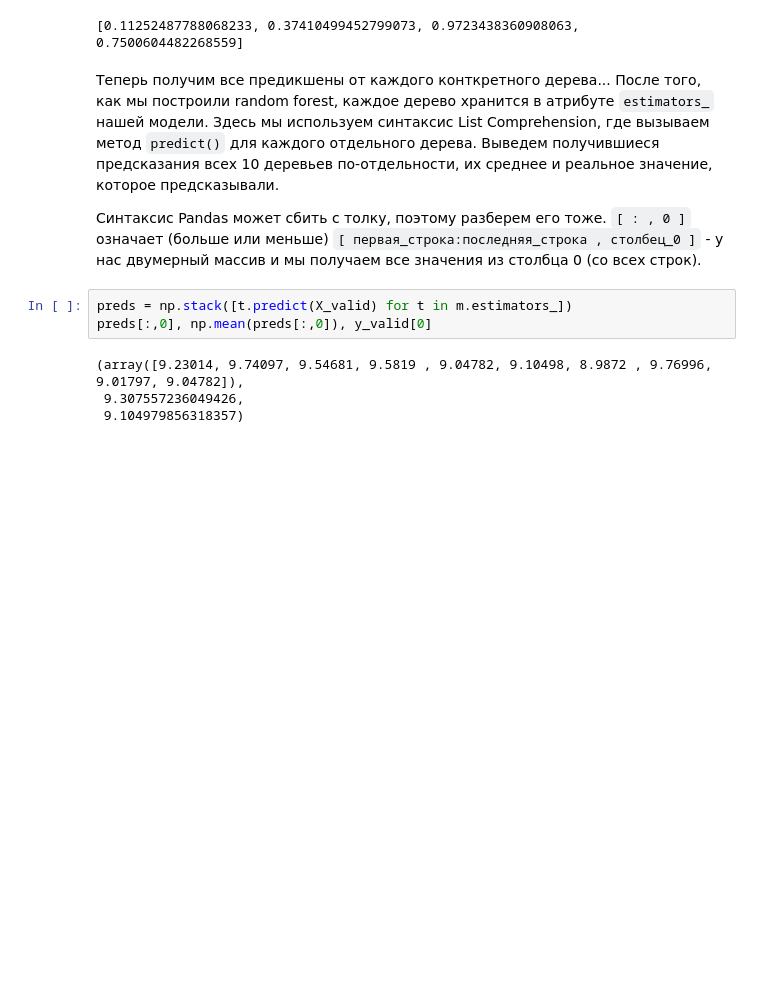
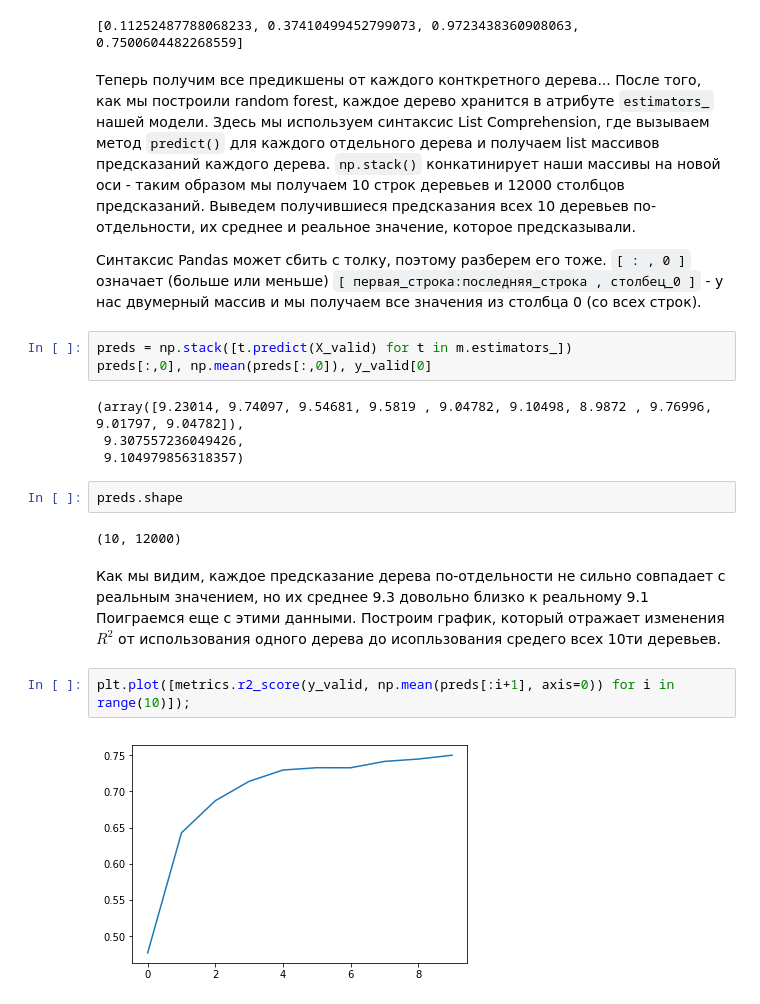
Before and after one commit to Le0nX/Machine-Learning-Home, a Jupyter notebook: ML_no_bullshit/First_lecture.ipynb, the cells around one changed output. Drawn from its saved outputs; the diff is of its cells as text; blank space fills up the shorter version.

Commit message:
feature: graphics & arrays

```diff
--- a/ML_no_bullshit/First_lecture.ipynb
+++ b/ML_no_bullshit/First_lecture.ipynb
@@ -473,7 +473,7 @@ print_score(m)
 # %% [output]
 [0.11252487788068233, 0.37410499452799073, 0.9723438360908063, 0.7500604482268559]
 # %% [markdown]
-Теперь получим все предикшены от каждого конткретного дерева... После того, как мы построили random forest, каждое дерево хранится в атрибуте `estimators_` нашей модели. Здесь мы используем синтаксис List Comprehension, где вызываем метод `predict()` для каждого отдельного дерева. Выведем получившиеся предсказания всех 10 деревьев по-отдельности, их среднее и реальное значение, которое предсказывали.
+Теперь получим все предикшены от каждого конткретного дерева... После того, как мы построили random forest, каждое дерево хранится в атрибуте `estimators_` нашей модели. Здесь мы используем синтаксис List Comprehension, где вызываем метод `predict()` для каждого отдельного дерева и получаем list массивов предсказаний каждого дерева. `np.stack()` конкатинирует наши массивы на новой оси - таким образом мы получаем 10 строк деревьев и 12000 столбцов предсказаний. Выведем получившиеся предсказания всех 10 деревьев по-отдельности, их среднее и реальное значение, которое предсказывали.
 
 Синтаксис Pandas может сбить с толку, поэтому разберем его тоже.
 `[ : , 0 ]` означает (больше или меньше) `[ первая_строка:последняя_строка , столбец_0 ]` - у нас двумерный массив и мы получаем все значения из столбца 0 (со всех строк).
@@ -484,3 +484,14 @@ preds[:,0], np.mean(preds[:,0]), y_valid[0]
 (array([9.23014, 9.74097, 9.54681, 9.5819 , 9.04782, 9.10498, 8.9872 , 9.76996, 9.01797, 9.04782]),
  9.307557236049426,
  9.104979856318357)
+# %%
+preds.shape
+# %% [output]
+(10, 12000)
+# %% [markdown]
+Как мы видим, каждое предсказание дерева по-отдельности не сильно совпадает с реальным значением, но их среднее 9.3 довольно близко к реальному 9.1
+Поиграемся еще с этими данными. Построим график, который отражает изменения $R^2$ от использования одного дерева до исопльзования средего всех 10ти деревьев.
+# %%
+plt.plot([metrics.r2_score(y_valid, np.mean(preds[:i+1], axis=0)) for i in range(10)]);
+# %% [output]
+[figure, added]
```
Also changed, not shown: parts of 1 cell of this notebook.
